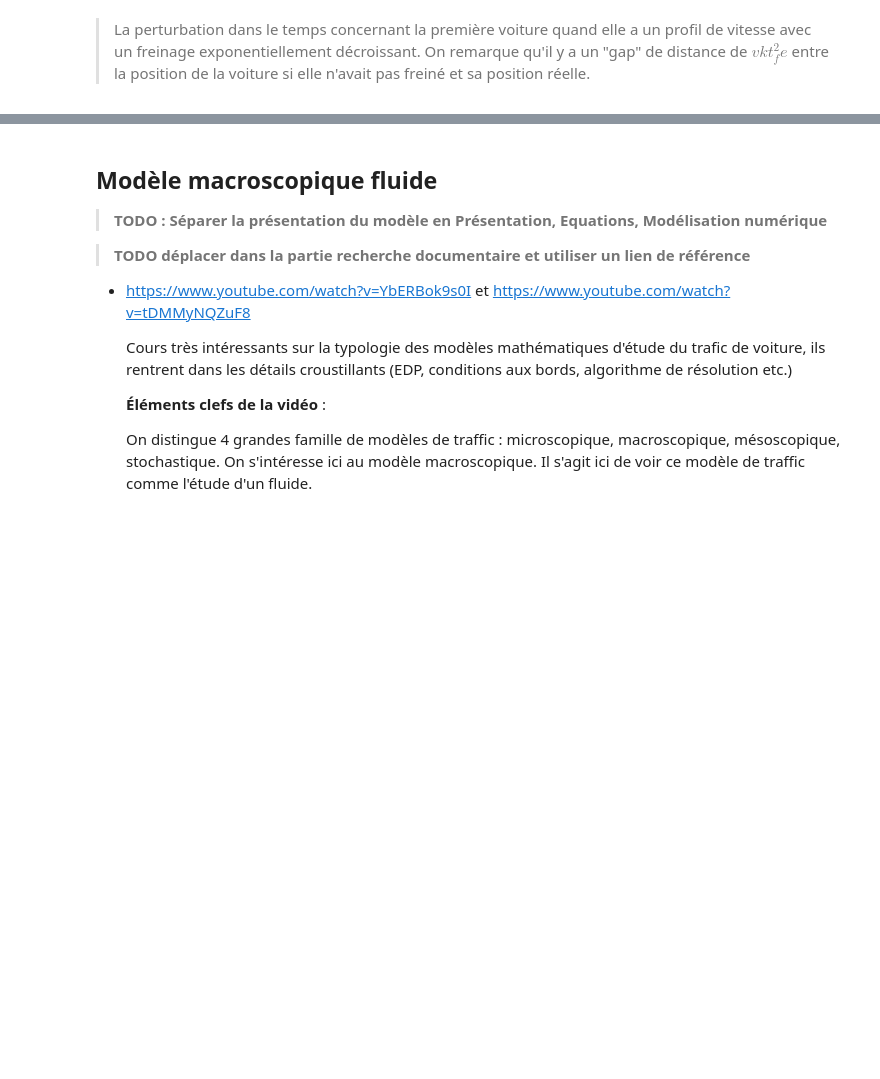
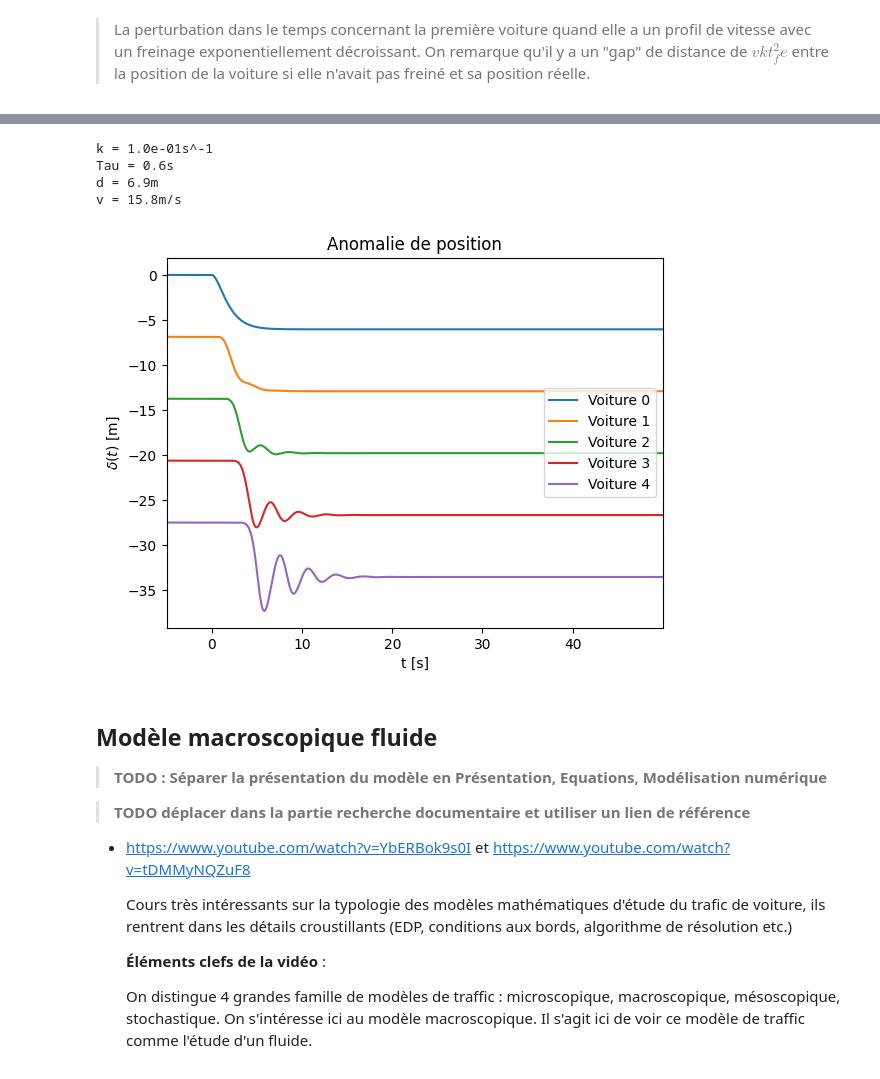
Before and after one commit to ThibautLavenant/phyMod_miniproject, a Jupyter notebook: MiniProject.ipynb, the cells around one changed output, grey strips where cells are left out. Drawn from its saved outputs; the diff is of its cells as text; code cells hidden in the pictures; blank space fills up the shorter version.

```diff
--- a/MiniProject.ipynb
+++ b/MiniProject.ipynb
@@ -342,3 +369,63 @@ ax1.legend(loc = 'center right')
+# %%
+## ==== Constantes de simulation ====
+DELTA_T = 0.001
+
+## ==== Paramètres de simulation ====
+tau_mult = 600
+tau = tau_mult * DELTA_T
+rho_exp = RHO_STAR
+d = 1/rho_exp - L
+v_eq = v(np.array([rho_exp]))[0]
+v_end = v_eq*0.90 # vitesse en fin de freinage [m/s]
+t_f = 1 # temps de freinage [s]
+k = 1/t_f * (1-(v_end/v_eq)) # Coefficient de freinage k [s^-1]
+nb_car = 5
+print(f"k = {k:.1e}s^-1")
+print(f"Tau = {tau:.1f}s")
+print(f"d = {d:.1f}m")
+print(f"v = {v_eq:.1f}m/s")
+
+## ==== Modélisation ====
+t_start = -5
+t_end = 50
+t_l = np.arange(t_start,t_end,DELTA_T)
+retVal = np.empty((nb_car, 2, len(t_l)))
+retVal[:,:,t_l<=0] = 0 # Conditions initiales
+i_start = 0
+while t_l[i_start] < 0 :
+    i_start = i_start + 1
+
+# On calcule l'anomalie de position de la voiture 1
+retVal[0,0,:] = delta_1(t_l)
+
+# Pour chaque voiture
+for car_num in range(1, nb_car):
+    # Pour chaque instant
+    for i in range(i_start, len(t_l)):
+        # Calcul de la dérivée
+        #print(f"I'm at {t_l[i]} and I look at {t_l[i-tau_mult]}")
+        delta_im1_tmtau = retVal[car_num-1, 0, i-tau_mult]
+        delta_i_tmtau = retVal[car_num, 0, i-tau_mult]
+        retVal[car_num, 1, i] = v_eq*np.log(RHO_MAX * (d + L + delta_im1_tmtau - delta_i_tmtau)) - v_eq
+
+        # Calcul de delta
+        retVal[car_num, 0, i] = retVal[car_num, 0, i-1] + (retVal[car_num, 1, i] + retVal[car_num, 1, i-1])*DELTA_T/2
+
+## ==== Représentation graphique ====
+for i in range(nb_car):
+    plt.plot(t_l, retVal[i,0,:] - i*d, label=f"Voiture {i}")
+plt.xlabel("t [s]")
+plt.ylabel(r"$\delta(t)$ [m]")
+plt.xlim(t_l[0], t_l[-1])
+plt.legend(loc = 'center right')
+plt.title("Anomalie de position")
+plt.show()
+# %% [output]
+k = 1.0e-01s^-1
+Tau = 0.6s
+d = 6.9m
+v = 15.8m/s
+[figure, added]
 # %% [markdown]
 ## Modèle macroscopique fluide
 
```
Also changed, not shown: parts of 16 cells of this notebook, 1 other file.
